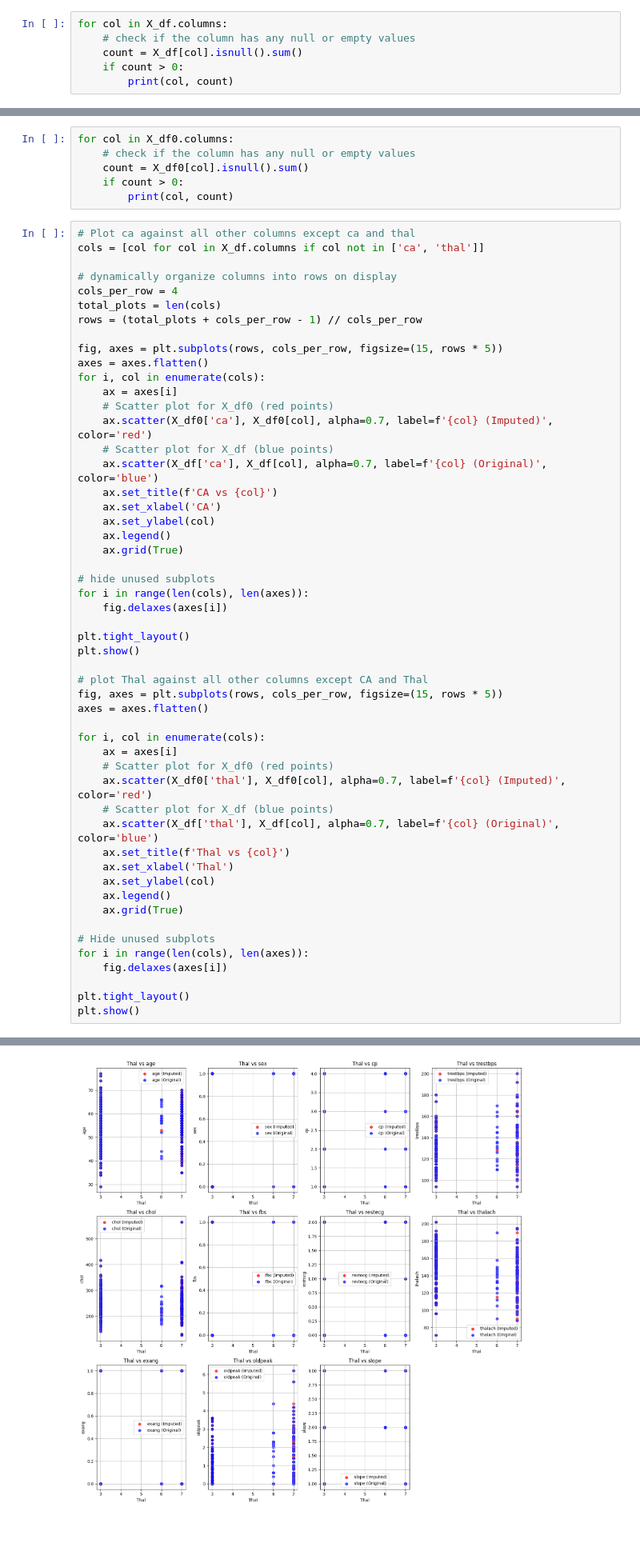
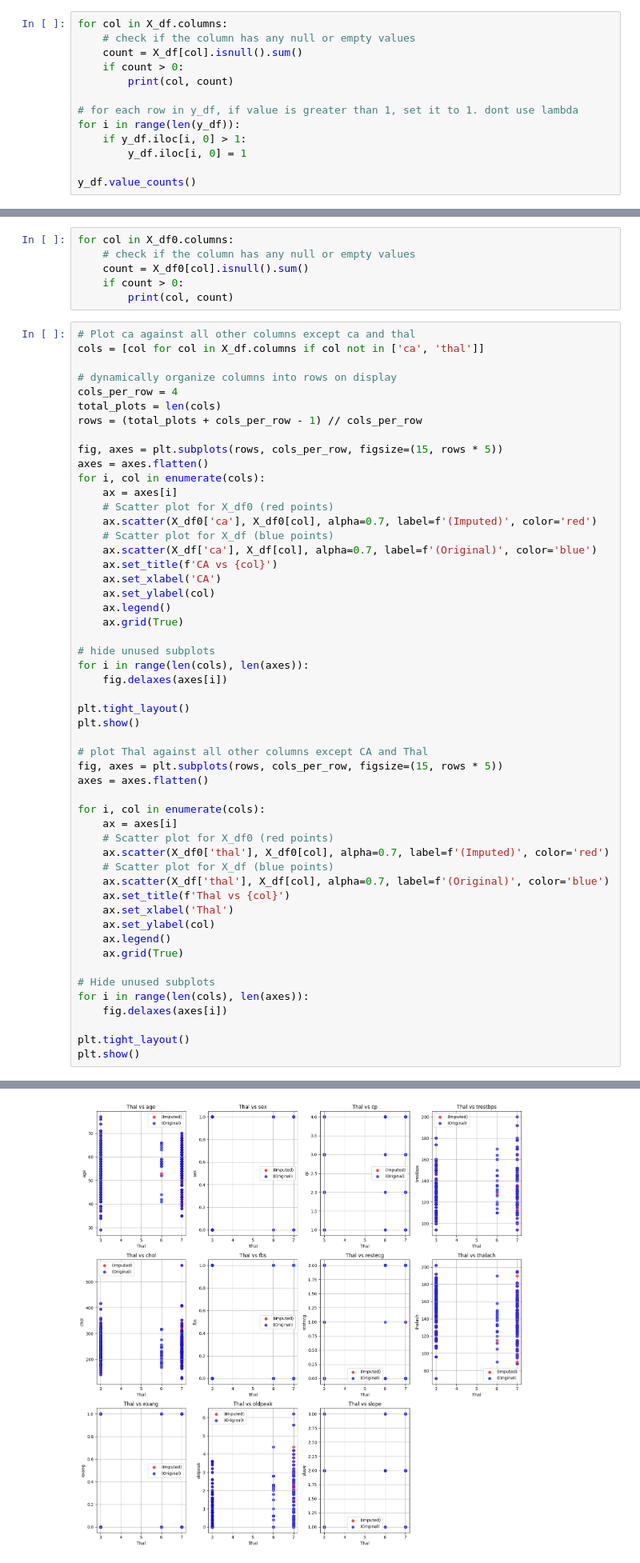
Before and after one commit to 00raymond/aiindustryproject, a Jupyter notebook: notebook.ipynb, the cells around one changed output, grey strips where cells are left out. Shown at 80% size. Saved outputs shown, nothing was run; the diff lists cells and outputs as text; blank space fills up the shorter version.

```diff
--- a/notebook.ipynb
+++ b/notebook.ipynb
@@ -64,6 +64,13 @@ for col in X_df.columns:
     count = X_df[col].isnull().sum()
     if count > 0:
         print(col, count)
+
+# for each row in y_df, if value is greater than 1, set it to 1. dont use lambda
+for i in range(len(y_df)):
+    if y_df.iloc[i, 0] > 1:
+        y_df.iloc[i, 0] = 1
+
+y_df.value_counts()
 # %% [output]
 ca 4
 thal 2
@@ -208,9 +219,9 @@ axes = axes.flatten()
 for i, col in enumerate(cols):
     ax = axes[i]
     # Scatter plot for X_df0 (red points)
-    ax.scatter(X_df0['ca'], X_df0[col], alpha=0.7, label=f'{col} (Imputed)', color='red')
+    ax.scatter(X_df0['ca'], X_df0[col], alpha=0.7, label=f'(Imputed)', color='red')
     # Scatter plot for X_df (blue points)
-    ax.scatter(X_df['ca'], X_df[col], alpha=0.7, label=f'{col} (Original)', color='blue')
+    ax.scatter(X_df['ca'], X_df[col], alpha=0.7, label=f'(Original)', color='blue')
     ax.set_title(f'CA vs {col}')
     ax.set_xlabel('CA')
     ax.set_ylabel(col)
@@ -231,9 +242,9 @@ axes = axes.flatten()
 for i, col in enumerate(cols):
     ax = axes[i]
     # Scatter plot for X_df0 (red points)
-    ax.scatter(X_df0['thal'], X_df0[col], alpha=0.7, label=f'{col} (Imputed)', color='red')
+    ax.scatter(X_df0['thal'], X_df0[col], alpha=0.7, label=f'(Imputed)', color='red')
     # Scatter plot for X_df (blue points)
-    ax.scatter(X_df['thal'], X_df[col], alpha=0.7, label=f'{col} (Original)', color='blue')
+    ax.scatter(X_df['thal'], X_df[col], alpha=0.7, label=f'(Original)', color='blue')
     ax.set_title(f'Thal vs {col}')
     ax.set_xlabel('Thal')
     ax.set_ylabel(col)
@@ -251 +262 @@ plt.show()
-[figure, old version]
+[figure, new version]
```
Also changed, not shown: parts of 9 cells of this notebook.
